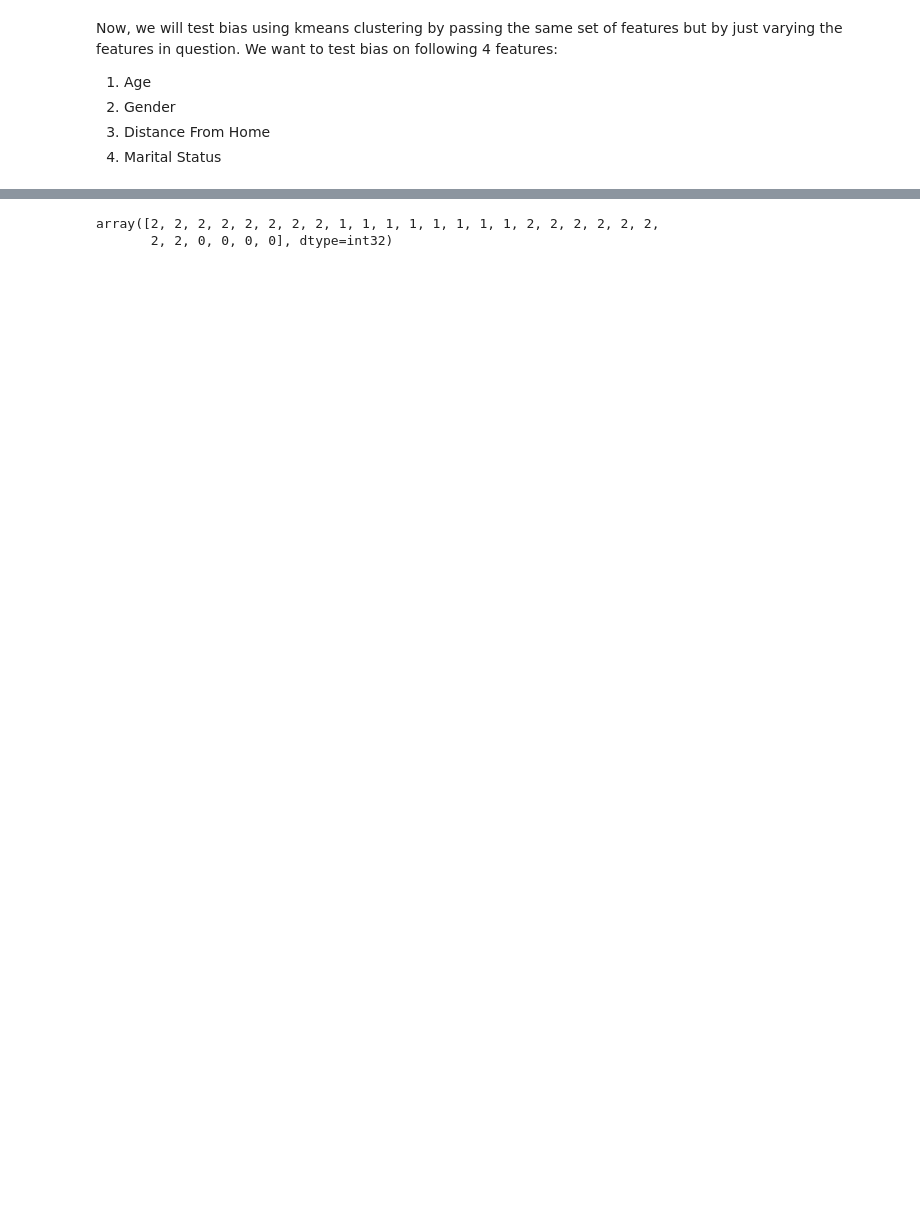
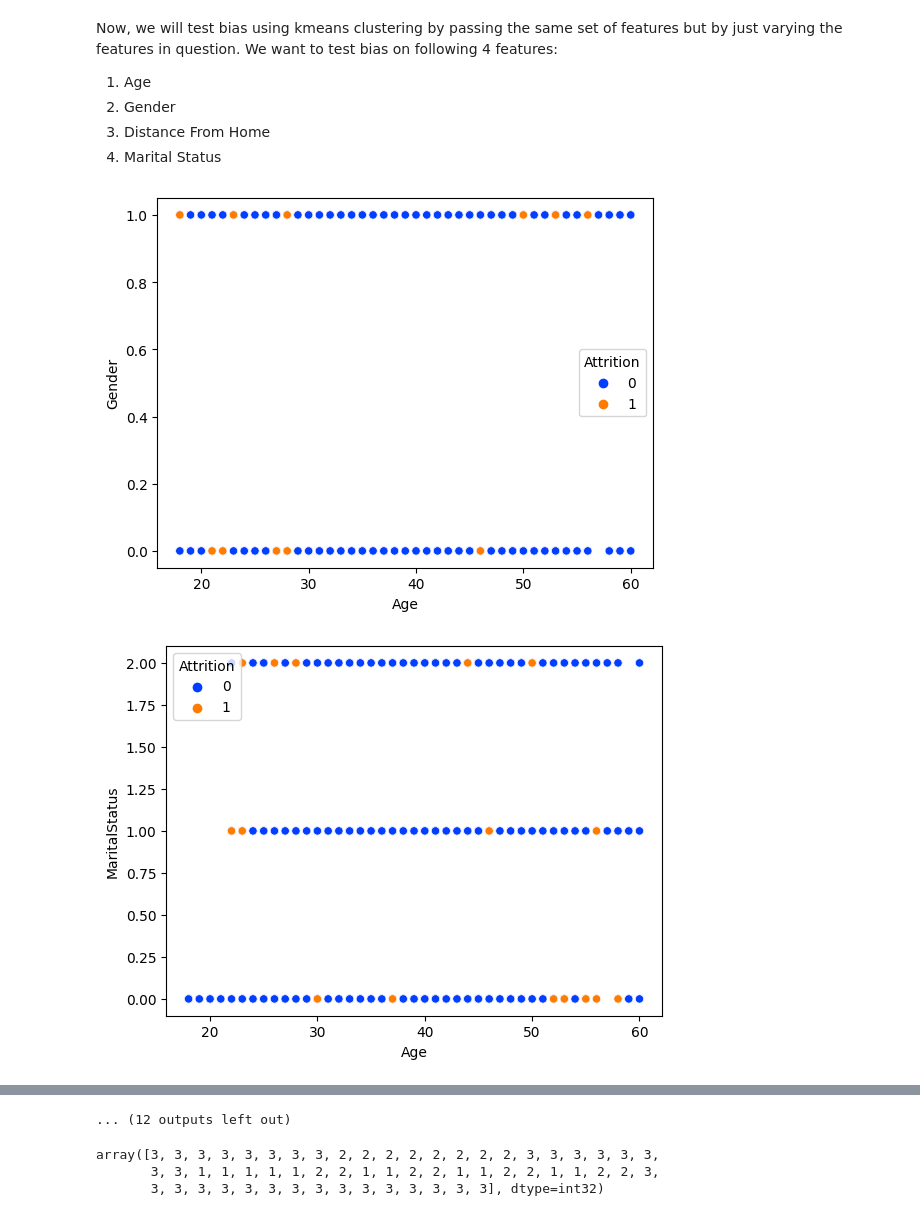
Before and after one commit to deep-mm/Potential-Performance-Predictor, a Jupyter notebook: clustering_final.ipynb, the cells around one changed output, grey strips where cells are left out. Saved outputs shown, nothing was run; the diff lists cells and outputs as text; code cells hidden in the pictures; blank space fills up the shorter version.

```diff
--- a/clustering_final.ipynb
+++ b/clustering_final.ipynb
@@ -186,7 +190,7 @@ def cluster_characteristics(cluster):
 #Dropping unnecessary columns
 
 def drop_unnecessary_columns (cluster):
-    cluster = cluster.drop(['EmployeeCount', 'EmployeeNumber', 'Over18', 'StandardHours','JobInvolvement','OverTime','PercentSalaryHike','PerformanceRating','TrainingTimesLastYear','WorkLifeBalance','YearsAtCompany','YearsSinceLastPromotion','YearsWithCurrManager','DailyRate','MonthlyRate','HourlyRate','cluster_kmeans','cluster_hc'], axis=1)
+    cluster = cluster.drop(['EmployeeCount', 'EmployeeNumber', 'Over18', 'StandardHours','JobInvolvement','OverTime','PercentSalaryHike','PerformanceRating','TrainingTimesLastYear','WorkLifeBalance','YearsAtCompany','YearsSinceLastPromotion','YearsWithCurrManager','DailyRate','MonthlyRate','HourlyRate','cluster_kmeans','cluster_hc','RelationshipSatisfaction','BusinessTravel'], axis=1)
     return cluster
 # %%
 kmeans_clusters = []
@@ -229,3 +236,17 @@ We want to test bias on following 4 features:
 2. Gender
 3. Distance From Home
 4. Marital Status
+# %%
+data_1 = data.replace({'Gender': {'Male': 1, 'Female': 0}, 'Attrition': {'Yes': 1, 'No': 0}, 'MaritalStatus': {'Single': 0, 'Married': 1, 'Divorced': 2}, 'Department': {'Sales': 0, 'Research & Development': 1, 'Human Resources': 2}, 'EducationField': {'Life Sciences': 0, 'Medical': 1, 'Marketing': 2, 'Technical Degree': 3, 'Human Resources': 4, 'Other': 5}, 'JobRole': {'Sales Executive': 0, 'Research Scientist': 1, 'Laboratory Technician': 2, 'Manufacturing Director': 3, 'Healthcare Representative': 4, 'Manager': 5, 'Sales Representative': 6, 'Research Director': 7, 'Human Resources': 8}})
+# %%
+x = ['Age','Gender','MaritalStatus','DistanceFromHome']
+y = ['Age','Gender','MaritalStatus','DistanceFromHome','Department','EducationField','JobRole']
+
+for i in x:
+    for j in y:
+        if i != j:
+            sns.scatterplot(data=data_1, x=i, y=j, hue='Attrition', palette='bright')
+            plt.show()
+# %% [output]
+[figure, added]
+[figure, added]
@@ -232,10 +263,12 @@ We want to test bias on following 4 features:
+... (12 outputs left out)
 # %%
-new_employee_data = pd.read_csv('Dataset/new_employee_data.csv')
+new_employee_data = pd.read_csv('Dataset/Testing/new_employee_data.csv')
 
 new_employee_data = convert_to_numeric(new_employee_data)
 new_employee_data = StandardScaler().fit_transform(new_employee_data)
+
+kmeans_model.predict(new_employee_data)
+# %% [output]
+array([3, 3, 3, 3, 3, 3, 3, 3, 2, 2, 2, 2, 2, 2, 2, 2, 3, 3, 3, 3, 3, 3,
+       3, 3, 1, 1, 1, 1, 1, 2, 2, 1, 1, 2, 2, 1, 1, 2, 2, 1, 1, 2, 2, 3,
+       3, 3, 3, 3, 3, 3, 3, 3, 3, 3, 3, 3, 3, 3, 3], dtype=int32)
-# %%
-kmeans_model.predict(new_employee_data)
-# %% [output]
-array([2, 2, 2, 2, 2, 2, 2, 2, 1, 1, 1, 1, 1, 1, 1, 1, 2, 2, 2, 2, 2, 2,
-       2, 2, 0, 0, 0, 0], dtype=int32)
```
Also changed, not shown: parts of 13 cells of this notebook, 2 other files.
